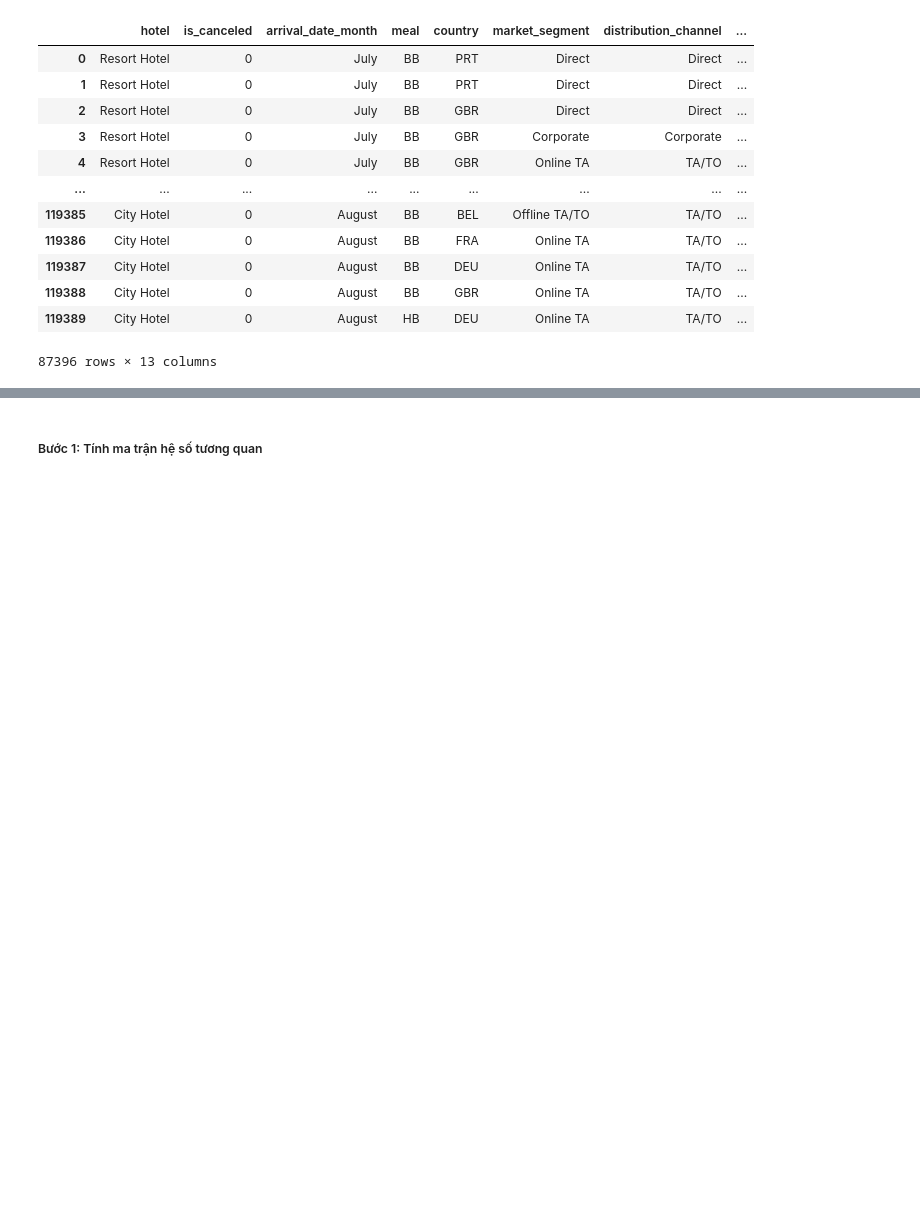
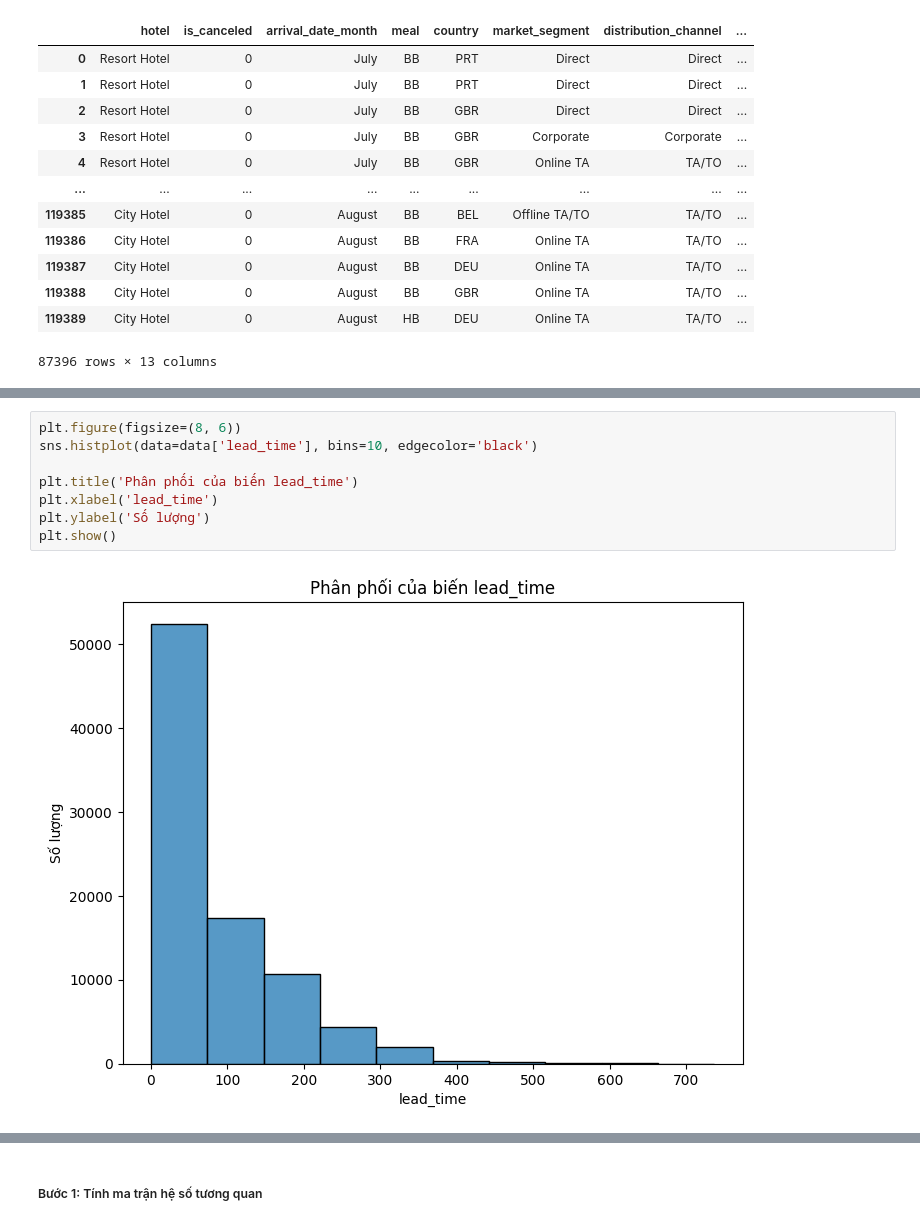
Before and after one commit to nmgbao2505/Lab_Data_Visualization, a Jupyter notebook: Final Project/21127221_21127583_21127739.ipynb, the cells around one changed output, grey strips where cells are left out. Saved outputs shown, nothing was run; the diff lists cells and outputs as text; blank space fills up the shorter version.

```diff
--- a/Final Project/21127221_21127583_21127739.ipynb
+++ b/Final Project/21127221_21127583_21127739.ipynb
@@ -494,0 +455,10 @@ cat_col_df
+# %%
+plt.figure(figsize=(8, 6))
+sns.histplot(data=data['lead_time'], bins=10, edgecolor='black')
+
+plt.title('Phân phối của biến lead_time')
+plt.xlabel('lead_time')
+plt.ylabel('Số lượng')
+plt.show()
+# %% [output]
+[figure, added]
```
Also changed, not shown: parts of 109 cells of this notebook.
